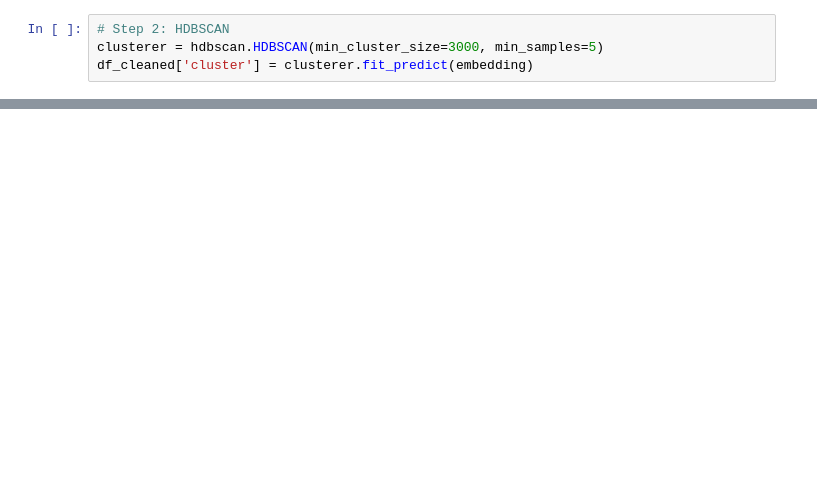
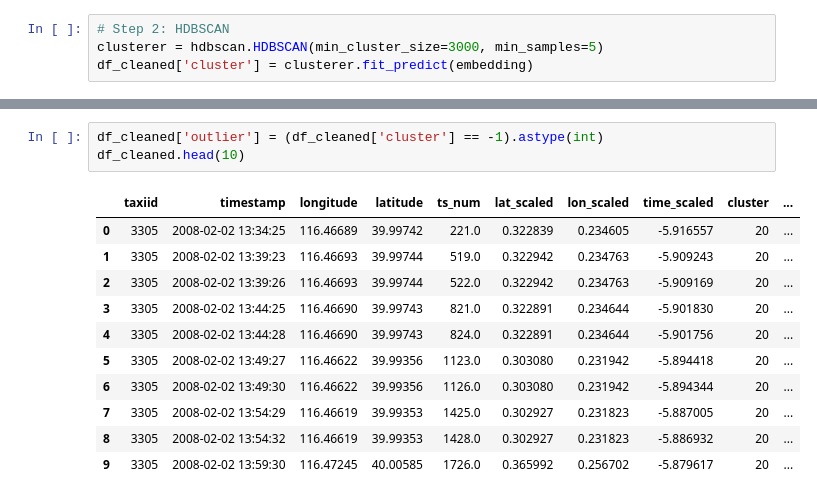
Before and after one commit to leeprasath/IEEE_SubResizeUsingAIForFleetVehicles, a Jupyter notebook: notebook/03_HDBSCAN_ul_gpu.ipynb, the cells around one changed output, grey strips where cells are left out. Saved outputs shown, nothing was run; the diff lists cells and outputs as text; blank space fills up the shorter version.

```diff
--- a/notebook/03_HDBSCAN_ul_gpu.ipynb
+++ b/notebook/03_HDBSCAN_ul_gpu.ipynb
@@ -465,0 +612,15 @@ Name: count, dtype: int64
+# %%
+df_cleaned['outlier'] = (df_cleaned['cluster'] == -1).astype(int)
+df_cleaned.head(10)
+# %% [output]
+|  | taxiid | timestamp | longitude | latitude | ts_num | lat_scaled | lon_scaled | time_scaled | cluster | ... |
+| 0 | 3305 | 2008-02-02 13:34:25 | 116.46689 | 39.99742 | 221.0 | 0.322839 | 0.234605 | -5.916557 | 20 | ... |
+| 1 | 3305 | 2008-02-02 13:39:23 | 116.46693 | 39.99744 | 519.0 | 0.322942 | 0.234763 | -5.909243 | 20 | ... |
+| 2 | 3305 | 2008-02-02 13:39:26 | 116.46693 | 39.99744 | 522.0 | 0.322942 | 0.234763 | -5.909169 | 20 | ... |
+| 3 | 3305 | 2008-02-02 13:44:25 | 116.46690 | 39.99743 | 821.0 | 0.322891 | 0.234644 | -5.901830 | 20 | ... |
+| 4 | 3305 | 2008-02-02 13:44:28 | 116.46690 | 39.99743 | 824.0 | 0.322891 | 0.234644 | -5.901756 | 20 | ... |
+| 5 | 3305 | 2008-02-02 13:49:27 | 116.46622 | 39.99356 | 1123.0 | 0.303080 | 0.231942 | -5.894418 | 20 | ... |
+| 6 | 3305 | 2008-02-02 13:49:30 | 116.46622 | 39.99356 | 1126.0 | 0.303080 | 0.231942 | -5.894344 | 20 | ... |
+| 7 | 3305 | 2008-02-02 13:54:29 | 116.46619 | 39.99353 | 1425.0 | 0.302927 | 0.231823 | -5.887005 | 20 | ... |
+| 8 | 3305 | 2008-02-02 13:54:32 | 116.46619 | 39.99353 | 1428.0 | 0.302927 | 0.231823 | -5.886932 | 20 | ... |
+| 9 | 3305 | 2008-02-02 13:59:30 | 116.47245 | 40.00585 | 1726.0 | 0.365992 | 0.256702 | -5.879617 | 20 | ... |
```
Also changed, not shown: parts of 10 cells of this notebook.
